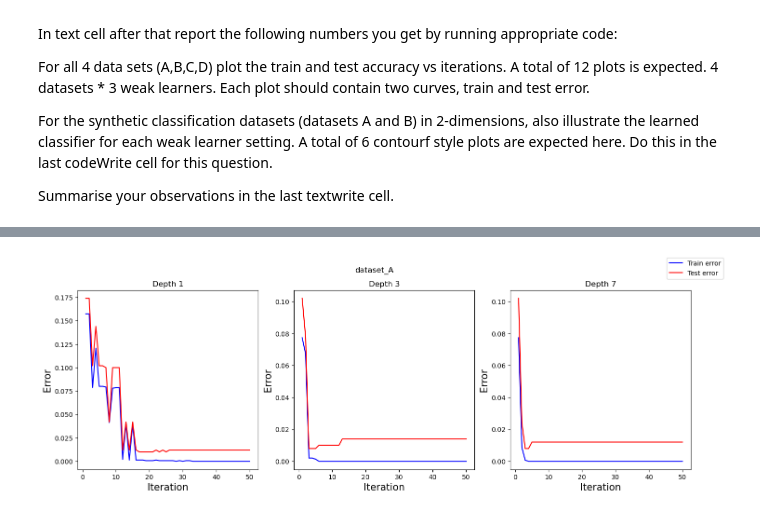
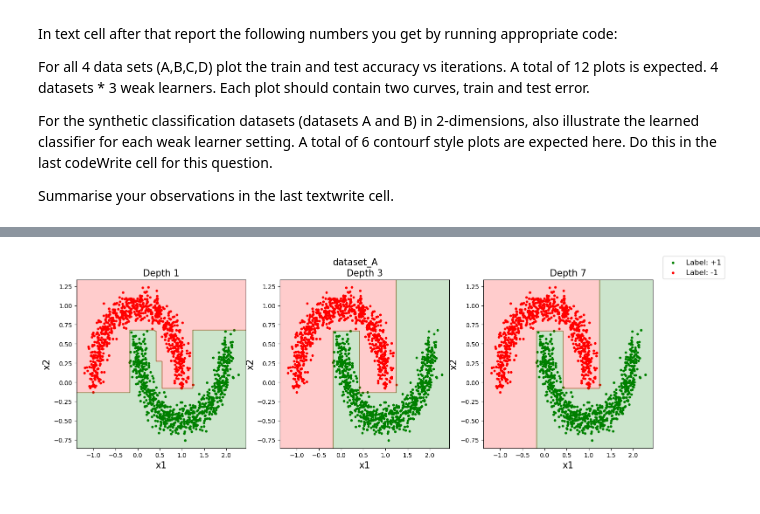
Before and after one commit to Bala-A87/CS5691-Assignments, a Jupyter notebook: A2/ProgAss2_CS20B012.ipynb, the cells around one changed output, grey strips where cells are left out. Saved outputs shown, nothing was run; the diff lists cells and outputs as text; code cells hidden in the pictures.

```diff
--- a/A2/ProgAss2_CS20B012.ipynb
+++ b/A2/ProgAss2_CS20B012.ipynb
@@ -1048,6 +1202,6 @@ for j,filename in enumerate(filenames):
     plt.ylabel("x2", fontsize=15)
     plt.title(filename)
     plt.legend(handles=line, labels=["Label: +1", "Label: -1"], fontsize=10, loc='center left', bbox_to_anchor=(1, 1))
-    plt.figure(figsize=(8, 8))
+    # plt.figure(figsize=(8, 8))
     plt.show()
 # %% [output]
@@ -1338,0 +1482,18 @@ Test error: 0.11834319526627224
+# %%
+# Codewrite cell
+# Plots for iteration vs error here
+
+for i,filename in enumerate(filenames):
+    fig, ax = plt.subplots(1, 3, figsize=(17,5))
+    line = [0, 0]
+    for j,weak_learner_choice in enumerate(weak_learner_choices):
+        AdaBoost_clf = trained_clfs[i][j]
+        iterations = np.array(range(1, 51))
+        line[0] = ax[j].plot(iterations, AdaBoost_clf.train_errors, c="blue", label="Train error")
+        line[1] = ax[j].plot(iterations, AdaBoost_clf.test_errors, c="red", label="Test error")
+        ax[j].set_xlabel("Iteration", fontsize=15)
+        ax[j].set_ylabel("Error", fontsize=15)
+        ax[j].set_title("Depth " + str(weak_learner_choice))
+    plt.suptitle(filename, fontsize=15)
+    plt.legend(loc="upper right", bbox_to_anchor=(1.2, 1.2))
+    plt.show()
@@ -1339,54 +1505,34 @@ Test error: 0.11834319526627224
 # %%
 # Codewrite cell
-# Plots for iteration vs error here
+# Plots for illustrating the classifier here
 
-# filenames = ['dataset_A', 'dataset_B']
-# kernels = ['linear', 'rbf']
-# for j,filename in enumerate(filenames):
-#     dataset = np.load("Datasets/" + filename + ".npz")
-#     X_train = dataset['arr_0']
-#     Y_train = dataset['arr_1']
-#     X_test = dataset['arr_2']
-#     Y_test = dataset['arr_3']
-#     fig, ax = plt.subplots(nrows=1, ncols=2, figsize=(17,5))
-#     line = [0, 0]
-#     for i,kernel in enumerate(kernels):
-#         # reg_param, kernel_param = cross_validate(X_train, Y_train, kernel)
-#         # svm_clf = learn_SVM(X_train, Y_train, kernel, reg_param, kernel_param)
-#         svm_clf = best_clfs[j][i]
-#         X_train_plus = X_train[Y_train==1]
-#         X_train_minus = X_train[Y_train==-1]
-#         line[0] = ax[i].scatter(X_train_plus[:,0], X_train_plus[:,1], c="green", s=10)
-#         line[1] = ax[i].scatter(X_train_minus[:,0], X_train_minus[:,1], c="red", s=10)
-#         x_min, x_max = ax[i].get_xlim()
-#         y_min, y_max = ax[i].get_ylim()
-#         X,Y = np.meshgrid(np.linspace(x_min,x_max,200), np.linspace(y_min,y_max,200))
-#         X_bg = np.transpose(np.array([np.ndarray.flatten(X), np.ndarray.flatten(Y)]))
-#         Z = svm_clf.predict(X_bg)
-#         Z = np.reshape(a=Z, newshape=X.shape, order='C')
-#         ax[i].contourf(X, Y, Z, colors=["red", "green"], alpha=0.2)
-#         ax[i].set_xlabel("x1", fontsize=15)
-#         ax[i].set_ylabel("x2", fontsize=15)
-#         ax[i].set_title(kernel, fontsize=15)
-#     plt.suptitle(filename)
-#     fig.legend(handles=line, labels=["Label: +1", "Label: -1"], fontsize=12)
-#     plt.show()
-
-for i,filename in enumerate(filenames):
+filenames = ['dataset_A', 'dataset_B']
+for j,filename in enumerate(filenames):
+    dataset = np.load("Datasets/" + filename + ".npz")
+    X_train = dataset['arr_0']
+    Y_train = dataset['arr_1']
+    X_test = dataset['arr_2']
+    Y_test = dataset['arr_3']
     fig, ax = plt.subplots(1, 3, figsize=(17,5))
     line = [0, 0]
-    for j,weak_learner_choice in enumerate(weak_learner_choices):
-        AdaBoost_clf = trained_clfs[i][j]
-        iterations = np.array(range(1, 51))
-        line[0] = ax[j].plot(iterations, AdaBoost_clf.train_errors, c="blue", label="Train error")
-        line[1] = ax[j].plot(iterations, AdaBoost_clf.test_errors, c="red", label="Test error")
-        ax[j].set_xlabel("Iteration", fontsize=15)
-        ax[j].set_ylabel("Error", fontsize=15)
-        ax[j].set_title("Depth " + str(weak_learner_choice))
-        # ax[j].legend()
-    plt.suptitle(filename)
-    # fig.legend(handles=line, labels=["Train error", "Test error"], fontsize=12)
-    plt.legend(loc="upper right", bbox_to_anchor=(1.2, 1.2))
+    for i,weak_learner_choice in enumerate(weak_learner_choices):
+        AdaBoost_clf = trained_clfs[j][i]
+        X_train_plus = X_train[Y_train==1]
+        X_train_minus = X_train[Y_train==-1]
+        line[0] = ax[i].scatter(X_train_plus[:,0], X_train_plus[:,1], c="green", s=10)
+        line[1] = ax[i].scatter(X_train_minus[:,0], X_train_minus[:,1], c="red", s=10)
+        x_min, x_max = ax[i].get_xlim()
+        y_min, y_max = ax[i].get_ylim()
+        X,Y = np.meshgrid(np.linspace(x_min,x_max,200), np.linspace(y_min,y_max,200))
+        X_bg = np.transpose(np.array([np.ndarray.flatten(X), np.ndarray.flatten(Y)]))
+        Z = eval_AdaBoost_classifier(AdaBoost_clf, X_bg)
+        Z = np.reshape(a=Z, newshape=X.shape, order='C')
+        ax[i].contourf(X, Y, Z, colors=["red", "green"], alpha=0.2)
+        ax[i].set_xlabel("x1", fontsize=15)
+        ax[i].set_ylabel("x2", fontsize=15)
+        ax[i].set_title("Depth "+str(weak_learner_choice), fontsize=15)
+    plt.suptitle(filename, fontsize=15)
+    fig.legend(handles=line, labels=["Label: +1", "Label: -1"], fontsize=12)
     plt.show()
 # %% [output]
-[figure, old version]
+[figure, new version]
```
Also changed, not shown: parts of 21 cells of this notebook, 1 other file.
